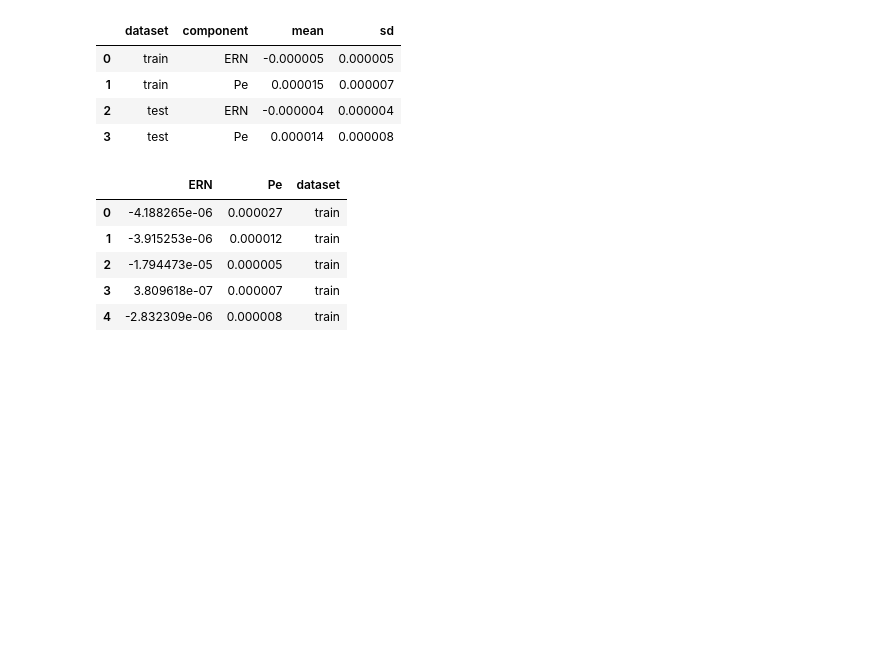
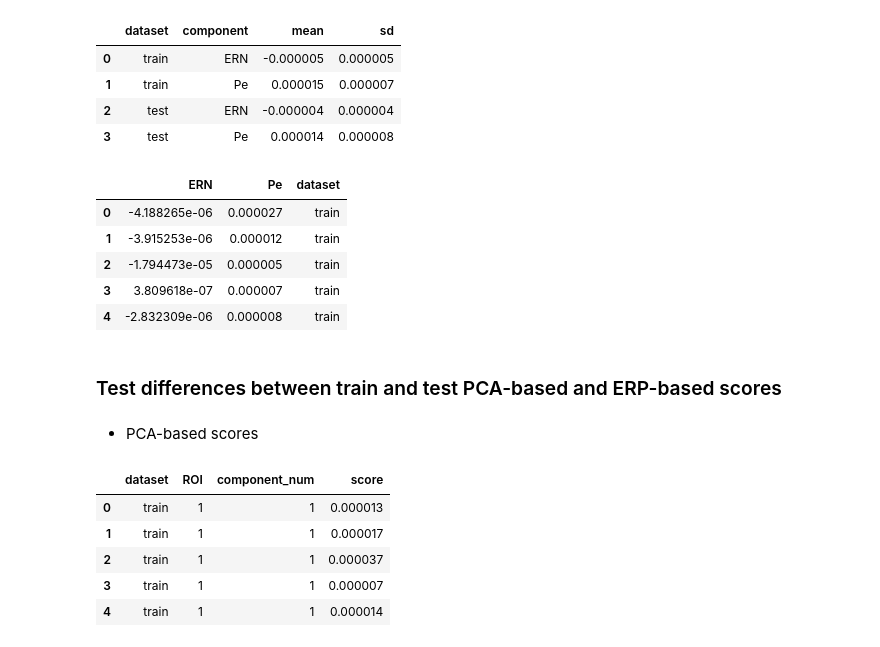
Before and after one commit to abelowska/erroneurous, a Jupyter notebook: notebooks/comnponents_scores_summary.ipynb, the cells around one changed output. Saved outputs shown, nothing was run; the diff lists cells and outputs as text; code cells hidden in the pictures; blank space fills up the shorter version.

```diff
--- a/notebooks/comnponents_scores_summary.ipynb
+++ b/notebooks/comnponents_scores_summary.ipynb
@@ -212,6 +210,8 @@ results_df = pd.DataFrame()
 # %%
+results_df = pd.DataFrame()
+per_participant_results = pd.DataFrame()
+
 for item in {"train": X_train_df, "test": X_test_df}.items():
-
     dataset_name = item[0]
     dataset = item[1]
 
@@ -254,6 +254,14 @@ for item in {"train": X_train_df, "test": X_test_df}.items():
             'sd': [np.std(X_roi_1[:,i])]
         })
 
+        this_participant_result = pd.DataFrame({
+            'dataset': [dataset_name] * len(X_roi_1[:,i].flatten()),
+            'ROI': [1] * len(X_roi_1[:,i].flatten()),
+            'component_num': [i+1] * len(X_roi_1[:,i].flatten()),
+            'score': X_roi_1[:,i],
+        })
+        per_participant_results = pd.concat([per_participant_results, this_participant_result], ignore_index=True)
+
         results_df = results_df.append(this_result, ignore_index=True)
 
         print(f"---- PCA {i+1}\n MEAN: {np.mean(X_roi_1[:,i])}\n SD: {np.std(X_roi_1[:,i])}\n")
@@ -270,6 +278,16 @@ for item in {"train": X_train_df, "test": X_test_df}.items():
             'mean': [np.mean(X_roi_2[:,i])],
             'sd': [np.std(X_roi_2[:,i])]
         })
+
+        this_participant_result = pd.DataFrame({
+            'dataset': [dataset_name] * len(X_roi_1[:,i].flatten()),
+            'ROI': [2] * len(X_roi_1[:,i].flatten()),
+            'component_num': [i+1] * len(X_roi_1[:,i].flatten()),
+            'score': X_roi_2[:,i],
+        })
+
+        per_participant_results = pd.concat([per_participant_results, this_participant_result], ignore_index=True)
+
 
         results_df = results_df.append(this_result, ignore_index=True)
 
@@ -289,6 +307,14 @@ for item in {"train": X_train_df, "test": X_test_df}.items():
             'sd': [np.std(X_roi_3[:,i])]
         })
 
+        this_participant_result = pd.DataFrame({
+            'dataset': [dataset_name] * len(X_roi_1[:,i].flatten()),
+            'ROI': [3] * len(X_roi_1[:,i].flatten()),
+            'component_num': [i+1] * len(X_roi_1[:,i].flatten()),
+            'score': X_roi_3[:,i],
+        })
+        per_participant_results = pd.concat([per_participant_results, this_participant_result], ignore_index=True)
+
         results_df = results_df.append(this_result, ignore_index=True)
 
         print(f"---- PCA {i+1}\n MEAN: {np.mean(X_roi_3[:,i])}\n SD: {np.std(X_roi_3[:,i])}\n")
@@ -306,6 +332,14 @@ for item in {"train": X_train_df, "test": X_test_df}.items():
             'sd': [np.std(X_roi_4[:,i])]
         })
 
+        this_participant_result = pd.DataFrame({
+            'dataset': [dataset_name] * len(X_roi_1[:,i].flatten()),
+            'ROI': [4] * len(X_roi_1[:,i].flatten()),
+            'component_num': [i+1] * len(X_roi_1[:,i].flatten()),
+            'score': X_roi_4[:,i],
+        })
+        per_participant_results = pd.concat([per_participant_results, this_participant_result], ignore_index=True)
+
         results_df = results_df.append(this_result, ignore_index=True)
 
         print(f"---- PCA {i+1}\n MEAN: {np.mean(X_roi_4[:,i])}\n SD: {np.std(X_roi_4[:,i])}\n")
@@ -491,3 +527,16 @@ per_participant_results.head()
 | 4 | -2.832309e-06 | 0.000008 | train |
 # %%
 per_participant_results.to_csv('../public_data/results/components_scores/scores_wave_analysis_per_participant.csv')
+# %% [markdown]
+### Test differences between train and test PCA-based and ERP-based scores
+# %% [markdown]
+- PCA-based scores
+# %%
+per_participant_results_PCA.head()
+# %% [output]
+|  | dataset | ROI | component_num | score |
+| 0 | train | 1 | 1 | 0.000013 |
+| 1 | train | 1 | 1 | 0.000017 |
+| 2 | train | 1 | 1 | 0.000037 |
+| 3 | train | 1 | 1 | 0.000007 |
+| 4 | train | 1 | 1 | 0.000014 |
```
Also changed, not shown: parts of 15 cells of this notebook.
